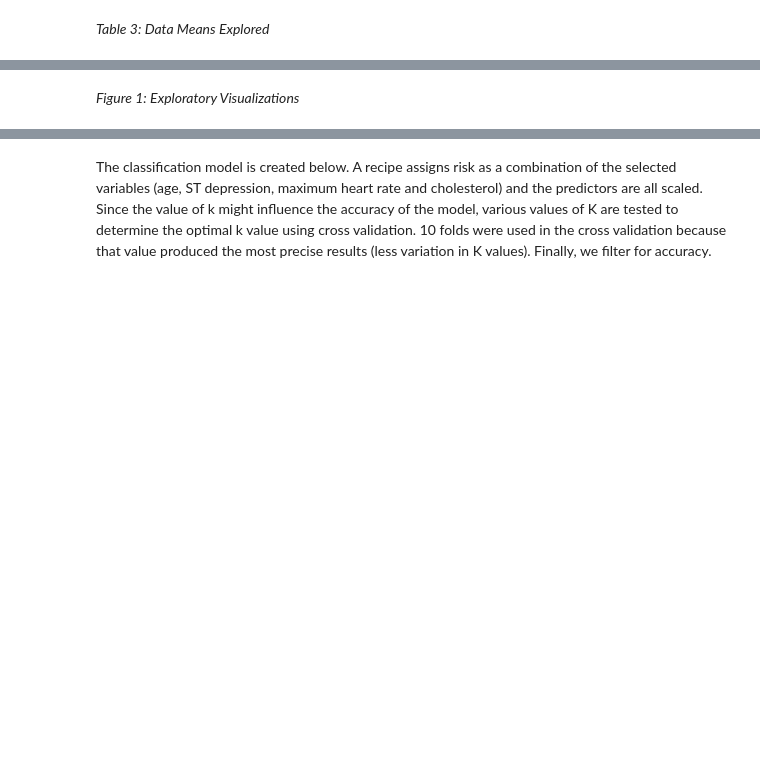
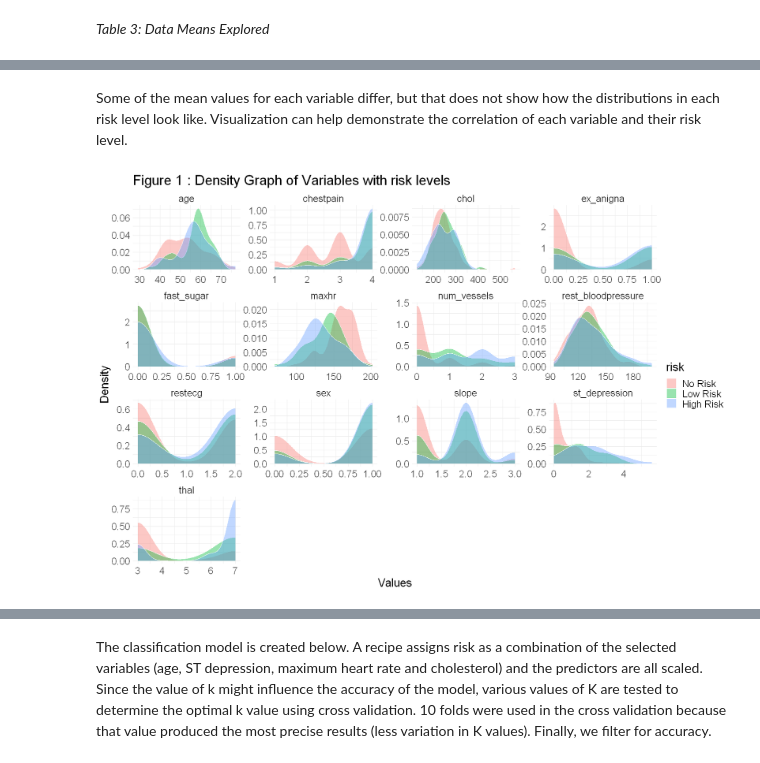
Before and after one commit to khyeo1011/dsci100_26, a Jupyter notebook: Project Report.ipynb, the cells around one changed output, grey strips where cells are left out. Cells and saved outputs as stored; diff of their text form; code cells hidden in the pictures; blank space fills up the shorter version.

```diff
--- a/Project Report.ipynb
+++ b/Project Report.ipynb
@@ -169,2 +124,16 @@ hd_pairs
-# %% [markdown]
-_Figure 1: Exploratory Visualizations_
+# %% [markdown]
+Some of the mean values for each variable differ, but that does not show how the distributions in each risk level look like. Visualization can help demonstrate the correlation of each variable and their risk level.
+# %%
+options(repr.plot.width = 15, repr.plot.height = 10)
+hd_plot <- hd_train |>
+    pivot_longer(cols = -risk, names_to = "category", values_to = "value") |>
+    ggplot(aes(value, fill = risk)) +
+    geom_density(alpha = 0.4, colour = "white") +
+    facet_wrap(facets = vars(category), scales = "free") +
+    theme_minimal() +
+    theme(text = element_text(size = 20)) +
+    ggtitle("Figure 1 : Density Graph of Variables with risk levels") +
+    labs(x = "Values", y = "Density")
+hd_plot
+# %% [output]
+[figure, added]
```
Also changed, not shown: parts of 20 cells of this notebook.
